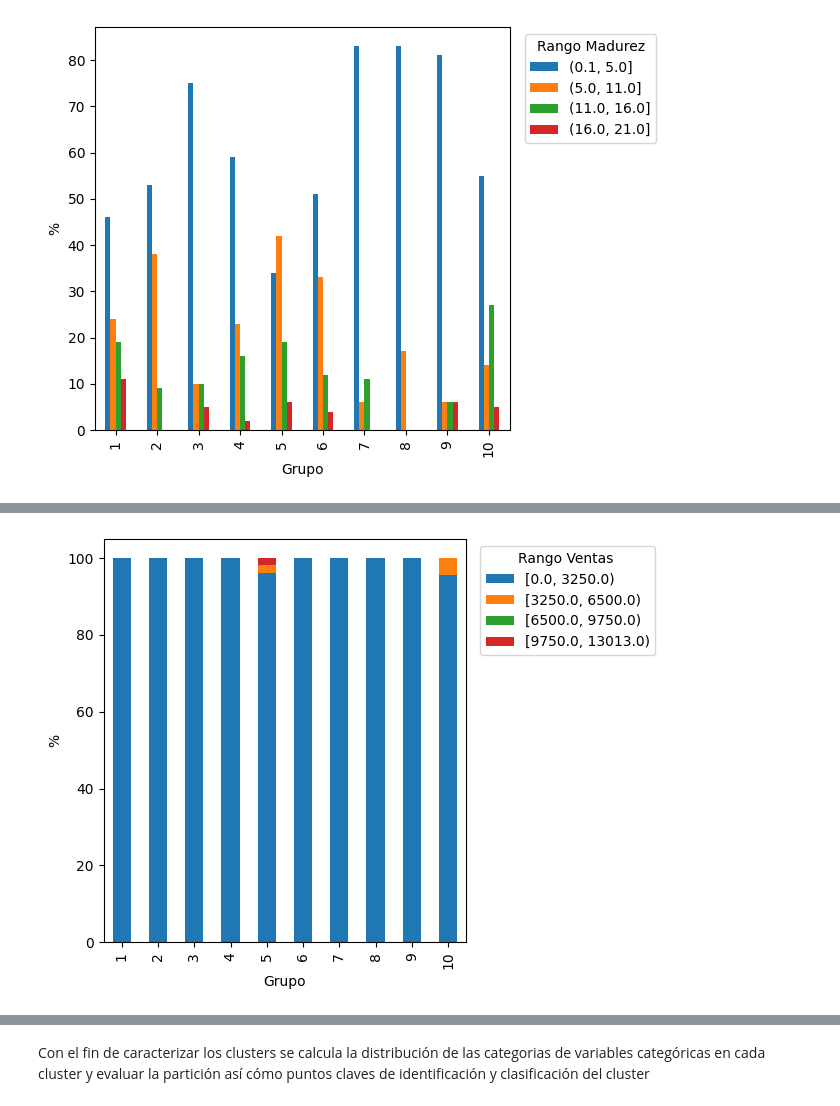
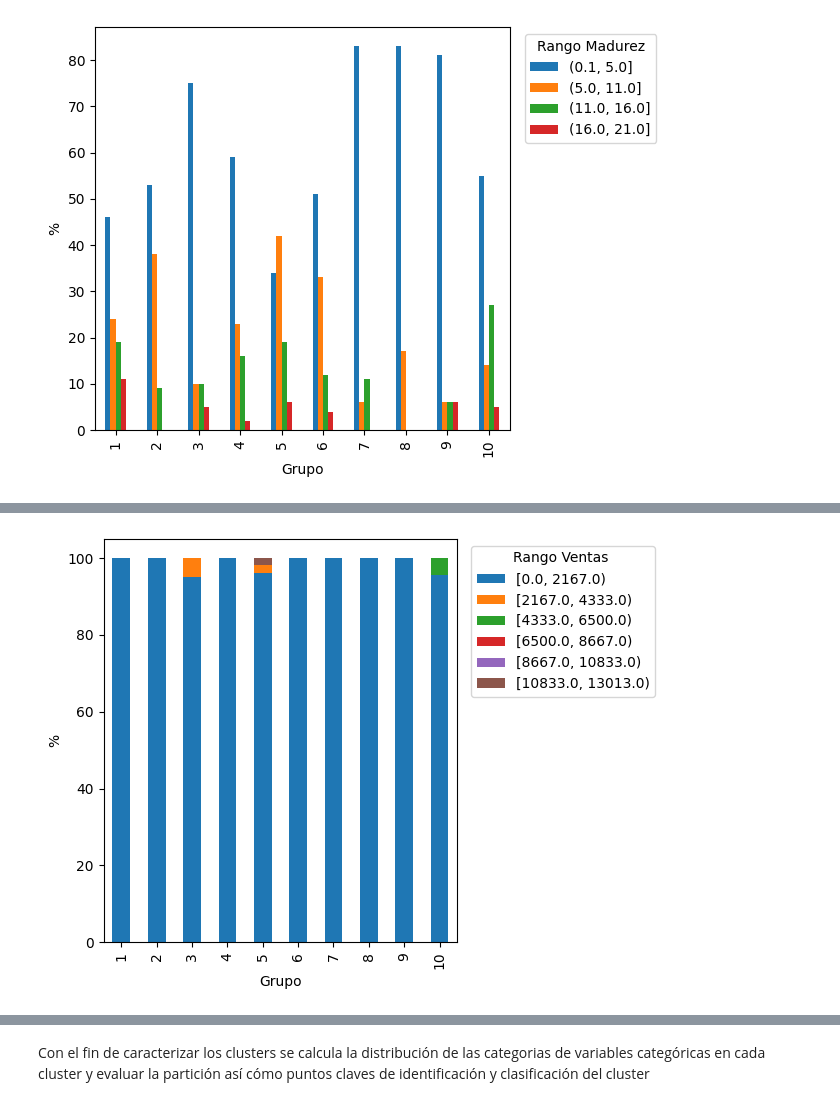
Before and after one commit to ccparra/MELI, a Jupyter notebook: MELI.ipynb, the cells around one changed output, grey strips where cells are left out. Drawn from its saved outputs; the diff is of its cells as text; code cells hidden in the pictures.

```diff
--- a/MELI.ipynb
+++ b/MELI.ipynb
@@ -545,10 +561,10 @@ cluster_madurez
 # %%
-cluster_ventas=100*pd.crosstab(df_sellers_raw['label']+1,pd.cut(df_sellers_raw['sold_items'],right=False,bins=4,precision=0),normalize='index',dropna=False).round(3)
+cluster_ventas=100*pd.crosstab(df_sellers_raw['label']+1,pd.cut(df_sellers_raw['sold_items'],right=False,bins=6,precision=0),normalize='index',dropna=False).round(3)
 ax=cluster_ventas.plot.bar(stacked=True)
 plt.xlabel('Grupo')
 plt.ylabel('%')
 ax.legend(title='Rango Ventas ', bbox_to_anchor=(1.02, 1), loc='upper left')
 plt.tight_layout()
 plt.show()
 # %% [output]
-[figure, old version]
+[figure, new version]
```
Also changed, not shown: parts of 8 cells of this notebook.
